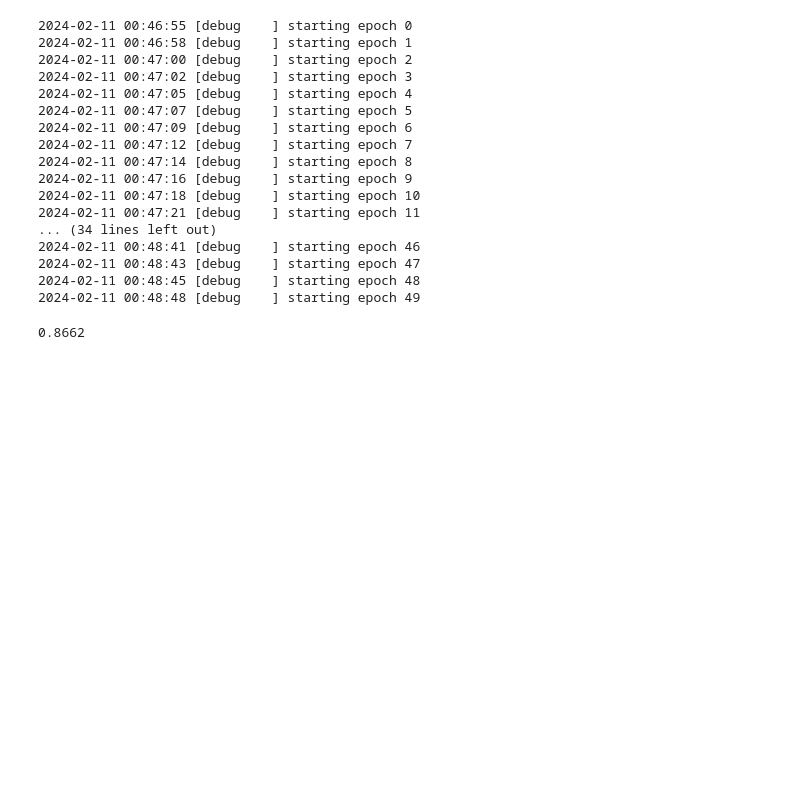
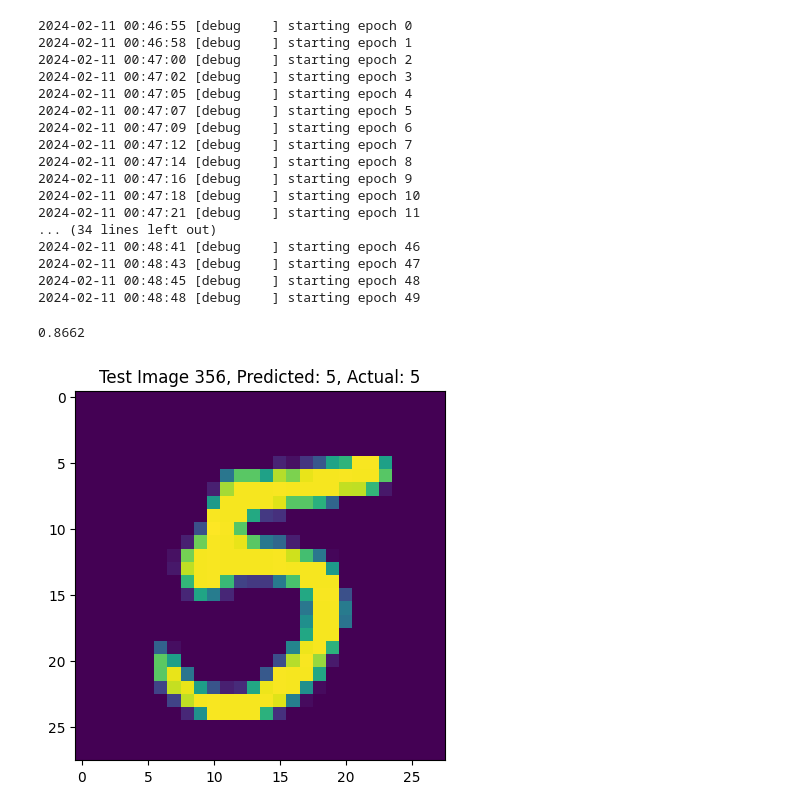
Before and after one commit to petermnhull/neural-network-scratch, a Jupyter notebook: notebooks/notebook.ipynb, the cells around one changed output. Saved outputs shown, nothing was run; the diff lists cells and outputs as text; code cells hidden in the pictures; blank space fills up the shorter version.

Commit message:
Add example prediction plot

```diff
--- a/notebooks/notebook.ipynb
+++ b/notebooks/notebook.ipynb
@@ -237,3 +237,10 @@ for x in test_images:
 accuracy_score(test_labels, predictions)
 # %% [output]
 0.8662
+# %%
+idx = 356
+plt.imshow(test_images[idx])
+plt.title(f"Test Image {idx}, Predicted: {predictions[idx]}, Actual: {test_labels[idx]}")
+plt.show()
+# %% [output]
+[figure, added]
```
Also changed, not shown: parts of 2 cells of this notebook.
